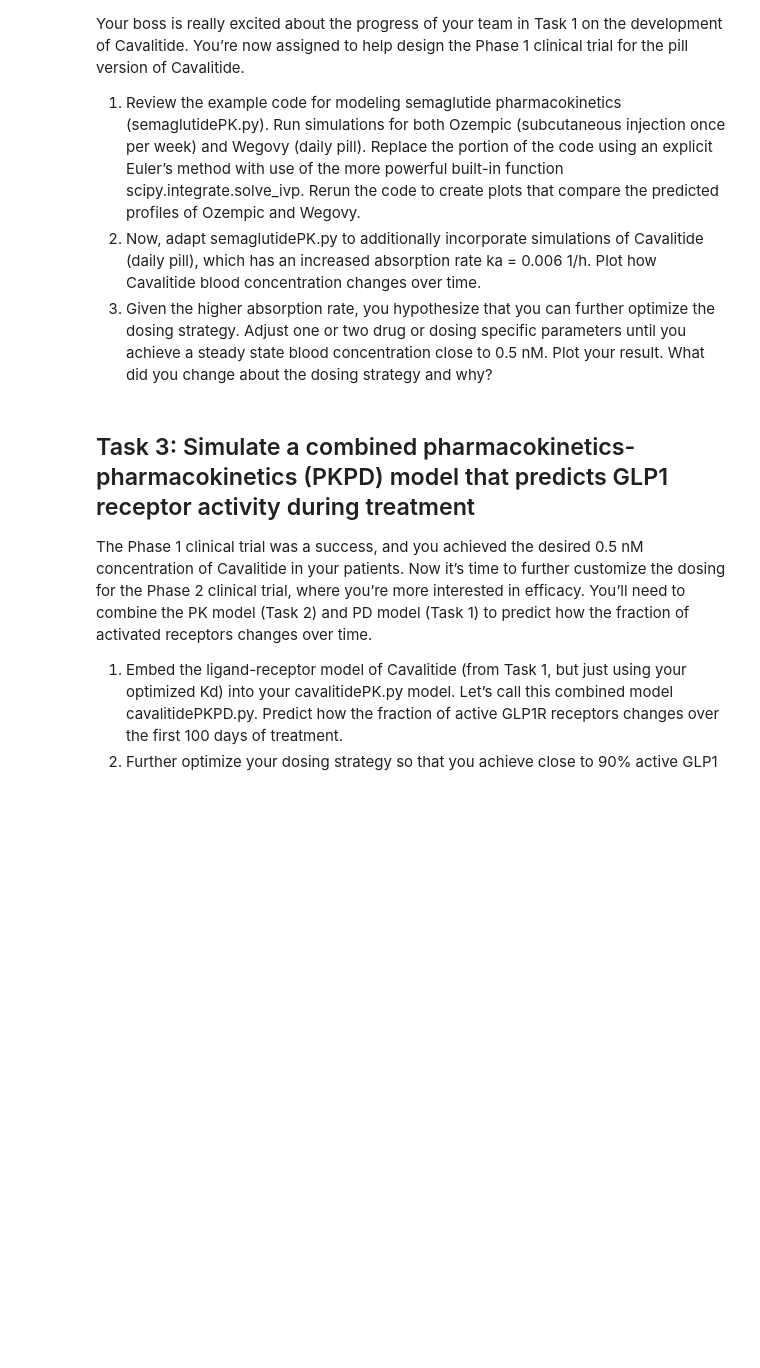
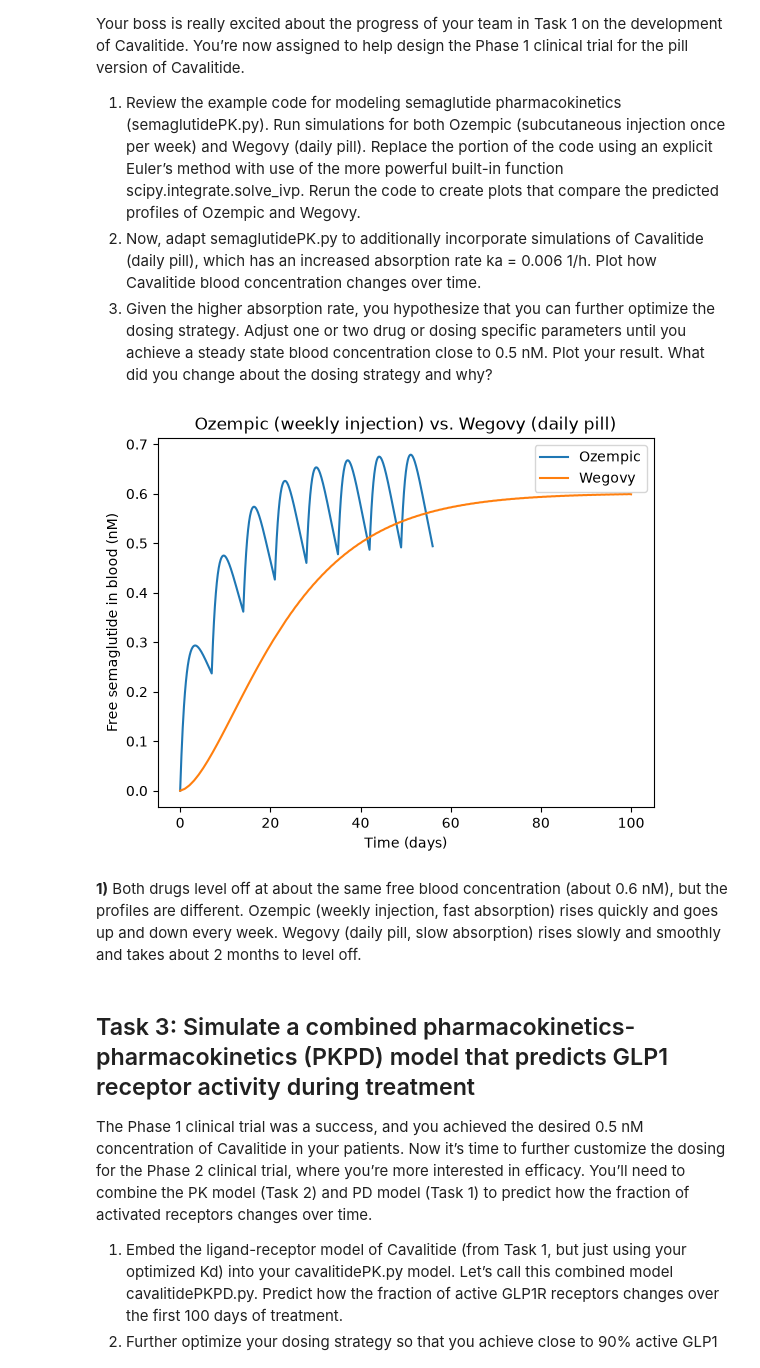
Before and after one commit to ashlee171/BME2315_Module3, a Jupyter notebook: Module3_Project_Template.ipynb, the cells around one changed output. Saved outputs shown, nothing was run; the diff lists cells and outputs as text; code cells hidden in the pictures; blank space fills up the shorter version.

```diff
--- a/Module3_Project_Template.ipynb
+++ b/Module3_Project_Template.ipynb
@@ -47,6 +90,56 @@ Your boss is really excited about the progress of your team in Task 1 on the dev
 1. Review the example code for modeling semaglutide pharmacokinetics (semaglutidePK.py). Run simulations for both Ozempic (subcutaneous injection once per week) and Wegovy (daily pill).  Replace the portion of the code using an explicit Euler’s method with use of the more powerful built-in function scipy.integrate.solve_ivp. Rerun the code to create plots that compare the predicted profiles of Ozempic and Wegovy.
 2. Now, adapt semaglutidePK.py to additionally incorporate simulations of Cavalitide (daily pill), which has an increased absorption rate ka = 0.006 1/h. Plot how Cavalitide blood concentration changes over time.
 3. Given the higher absorption rate, you hypothesize that you can further optimize the dosing strategy. Adjust one or two drug or dosing specific parameters until you achieve a steady state blood concentration close to 0.5 nM. Plot your result. What did you change about the dosing strategy and why?
+# %%
+# Task 2.1: semaglutidePK.py with solve_ivp instead of Euler's method
+from scipy.integrate import solve_ivp
+
+# product-specific parameters (from semaglutidePK.py)
+products = {
+    'Ozempic': dict(Favailable=0.89, ka=0.029, D=2.0, interval=168, n_doses=8),   # weekly injection
+    'Wegovy':  dict(Favailable=0.01, ka=0.0029, D=25, interval=24, n_doses=100),  # daily pill
+}
+
+# shared model parameters
+ke = 0.0039     # 1/h, elimination rate
+V = 10.8        # L
+MW = 4113.6     # g/mol
+Ffree = 0.01    # rest of semaglutide bound to albumin
+
+def ODEfunc(t, y, ka):
+    Asc, Cc = y
+    dAsc = -ka*Asc            # Asc: depot amount (mg)
+    dCc = ka*Asc/V - ke*Cc    # Cc: blood concentration (mg/L)
+    return [dAsc, dCc]
+
+def simulate(p):
+    """Repeated dosing with solve_ivp; returns time (h) and blood concentration (nM)."""
+    t_out, Cc_out = [], []
+    y = [0.0, 0.0]
+    for i in range(p['n_doses']):
+        y[0] += p['Favailable']*p['D']        # absorbed fraction of dose enters the depot
+        t0 = i * p['interval']
+        sol = solve_ivp(ODEfunc, (t0, t0 + p['interval']), y, args=(p['ka'],),
+                        t_eval=np.linspace(t0, t0 + p['interval'], 100))
+        t_out.append(sol.t)
+        Cc_out.append(sol.y[1])
+        y = list(sol.y[:, -1])                # carry state into next interval
+    t = np.concatenate(t_out)
+    Cc_nM = np.concatenate(Cc_out) * 1e-3 / MW * 1e9   # mg/L -> nM
+    return t, Cc_nM
+
+for drug in ['Ozempic', 'Wegovy']:
+    t, Cc = simulate(products[drug])
+    plt.plot(t/24, Ffree*Cc, label=drug)
+plt.xlabel("Time (days)")
+plt.ylabel("Free semaglutide in blood (nM)")
+plt.title("Ozempic (weekly injection) vs. Wegovy (daily pill)")
+plt.legend()
+plt.show()
+# %% [output]
+[figure, added]
+# %% [markdown]
+**1)** Both drugs level off at about the same free blood concentration (about 0.6 nM), but the profiles are different. Ozempic (weekly injection, fast absorption) rises quickly and goes up and down every week. Wegovy (daily pill, slow absorption) rises slowly and smoothly and takes about 2 months to level off.
 # %% [markdown]
 ## Task 3: Simulate a combined pharmacokinetics-pharmacokinetics (PKPD) model that predicts GLP1 receptor activity during treatment
 
```
Also changed, not shown: parts of 3 cells of this notebook, 3 other files.
